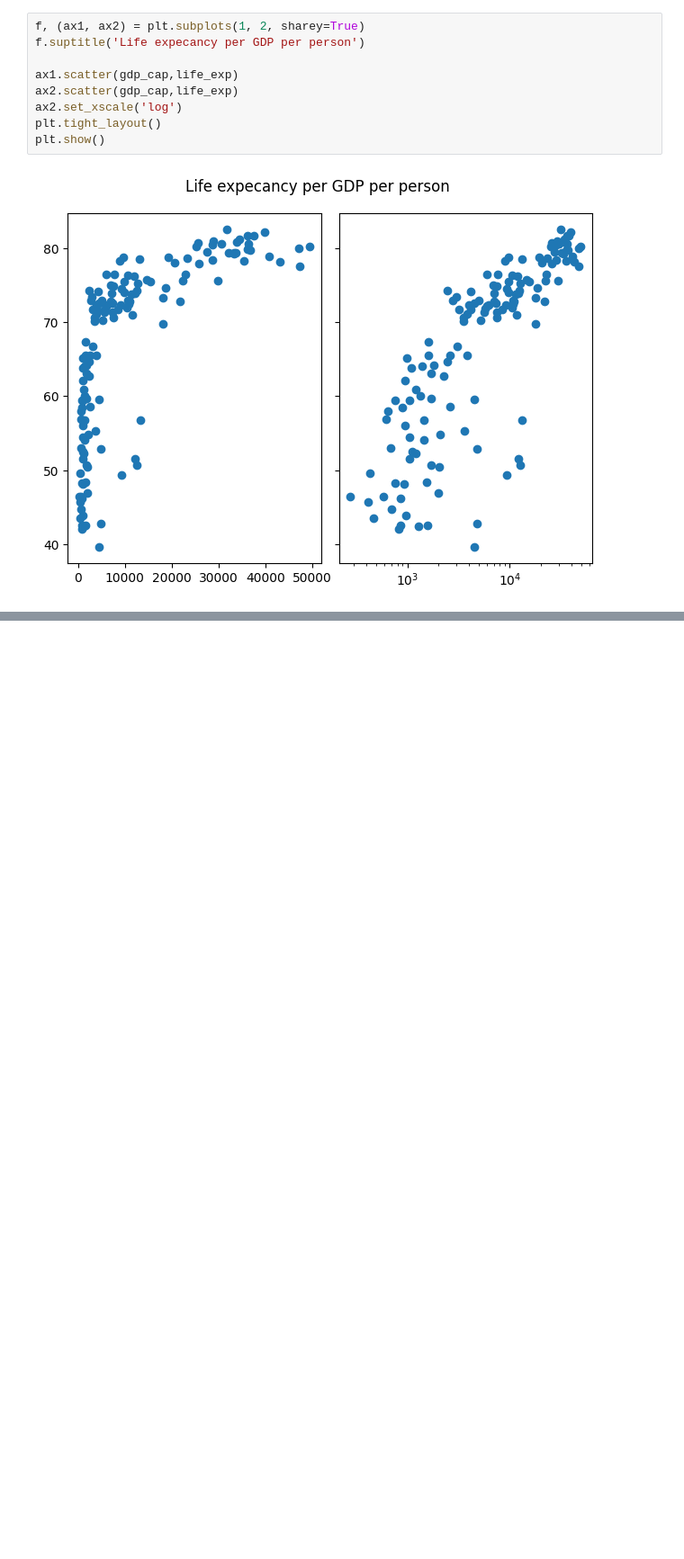
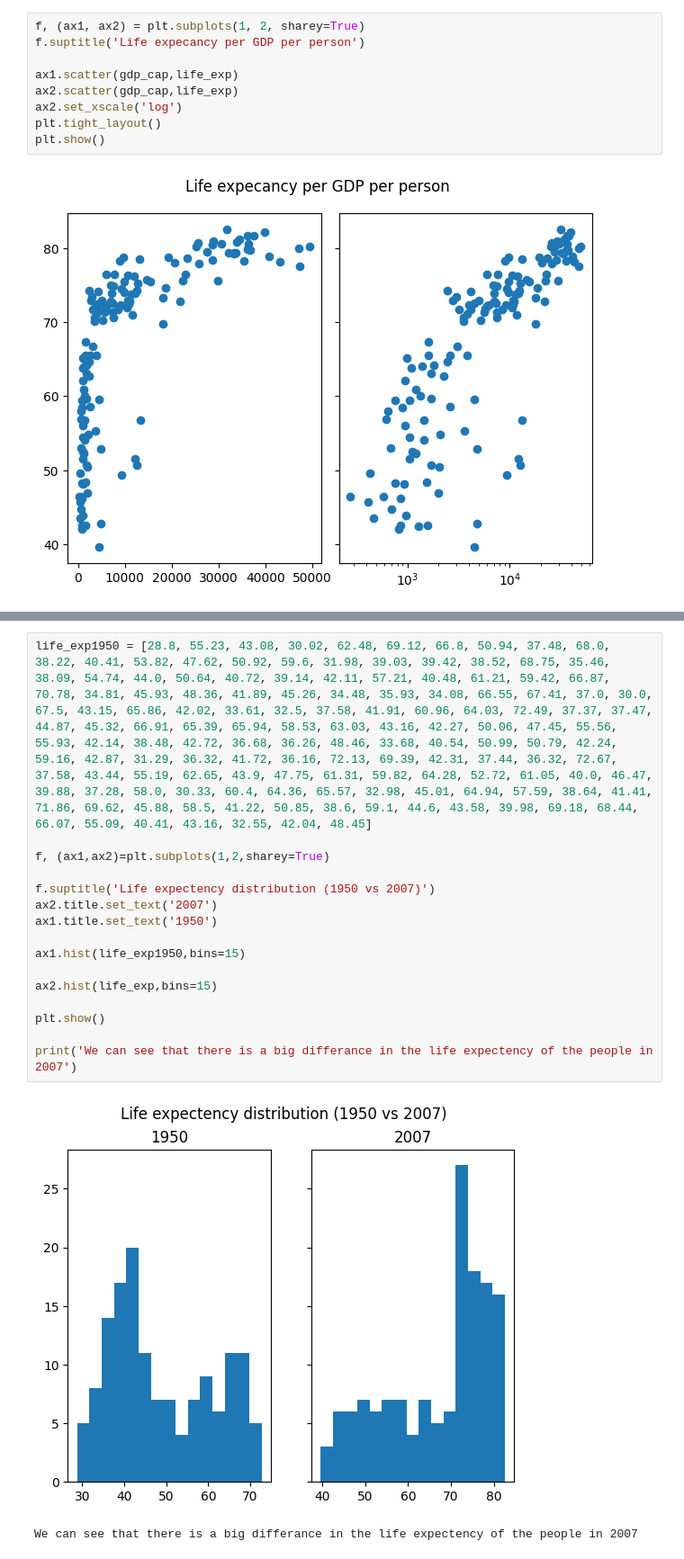
Before and after one commit to SashoVas/MachineLearning, a Jupyter notebook: Numpy, Pandas, Matplotlib & Seaborn/Tasks.ipynb, the cells around one changed output, grey strips where cells are left out. Shown: that part at 90% size. Saved outputs shown, nothing was run; the diff lists cells and outputs as text; blank space fills up the shorter version.

```diff
--- a/Numpy, Pandas, Matplotlib & Seaborn/Tasks.ipynb
+++ b/Numpy, Pandas, Matplotlib & Seaborn/Tasks.ipynb
@@ -100,0 +140,19 @@ plt.show()
+# %%
+life_exp1950 = [28.8, 55.23, 43.08, 30.02, 62.48, 69.12, 66.8, 50.94, 37.48, 68.0, 38.22, 40.41, 53.82, 47.62, 50.92, 59.6, 31.98, 39.03, 39.42, 38.52, 68.75, 35.46, 38.09, 54.74, 44.0, 50.64, 40.72, 39.14, 42.11, 57.21, 40.48, 61.21, 59.42, 66.87, 70.78, 34.81, 45.93, 48.36, 41.89, 45.26, 34.48, 35.93, 34.08, 66.55, 67.41, 37.0, 30.0, 67.5, 43.15, 65.86, 42.02, 33.61, 32.5, 37.58, 41.91, 60.96, 64.03, 72.49, 37.37, 37.47, 44.87, 45.32, 66.91, 65.39, 65.94, 58.53, 63.03, 43.16, 42.27, 50.06, 47.45, 55.56, 55.93, 42.14, 38.48, 42.72, 36.68, 36.26, 48.46, 33.68, 40.54, 50.99, 50.79, 42.24, 59.16, 42.87, 31.29, 36.32, 41.72, 36.16, 72.13, 69.39, 42.31, 37.44, 36.32, 72.67, 37.58, 43.44, 55.19, 62.65, 43.9, 47.75, 61.31, 59.82, 64.28, 52.72, 61.05, 40.0, 46.47, 39.88, 37.28, 58.0, 30.33, 60.4, 64.36, 65.57, 32.98, 45.01, 64.94, 57.59, 38.64, 41.41, 71.86, 69.62, 45.88, 58.5, 41.22, 50.85, 38.6, 59.1, 44.6, 43.58, 39.98, 69.18, 68.44, 66.07, 55.09, 40.41, 43.16, 32.55, 42.04, 48.45]
+
+f, (ax1,ax2)=plt.subplots(1,2,sharey=True)
+
+f.suptitle('Life expectency distribution (1950 vs 2007)')
+ax2.title.set_text('2007')
+ax1.title.set_text('1950')
+
+ax1.hist(life_exp1950,bins=15)
+
+ax2.hist(life_exp,bins=15)
+
+plt.show()
+
+print('We can see that there is a big differance in the life expectency of the people in 2007')
+# %% [output]
+[figure, added]
+We can see that there is a big differance in the life expectency of the people in 2007
```
Also changed, not shown: parts of 8 cells of this notebook, 1 other file.
